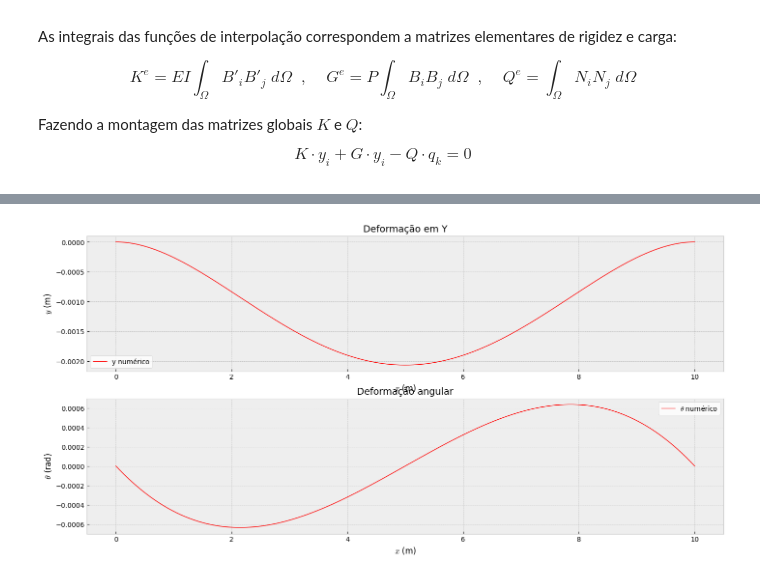
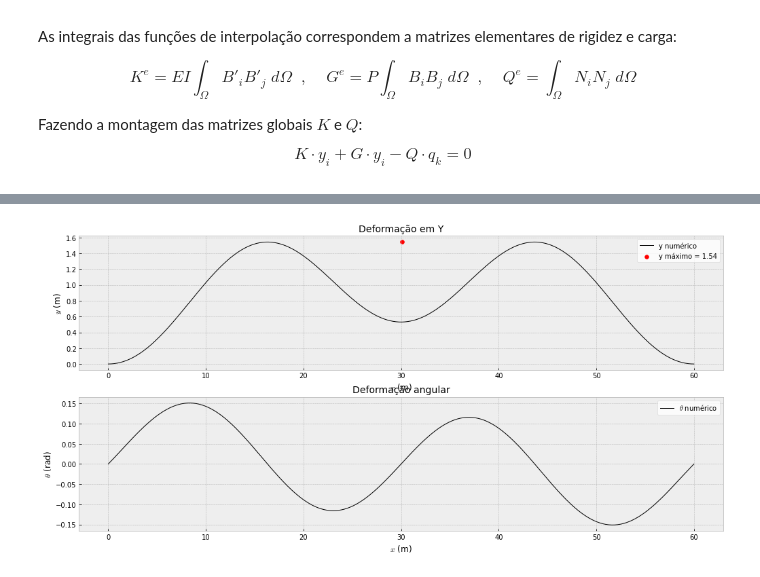
Before and after one commit to jpedro-rod/ElementosFinitos, a Jupyter notebook: MEF_Estrutural.ipynb, the cells around one changed output, grey strips where cells are left out. Cells and saved outputs as stored; diff of their text form; code cells hidden in the pictures.

```diff
--- a/MEF_Estrutural.ipynb
+++ b/MEF_Estrutural.ipynb
@@ -830,7 +830,7 @@ $$ K \cdot y_i + G \cdot y_i - Q \cdot q_k = 0 $$
 # parametros da simulacao
 
 ## malha
-L = 10.0   # m
+L = 60.0   # m
 nx = 400
 ne = nx-1
 nGL = 2*nx
@@ -842,35 +842,75 @@ Thetao = 0.0 #np.pi/12.0
 Thetaf = 0.0 #np.pi/12.0
 
 ## tubulacao
-d = 0.180  # m
-t = 0.022   # m
-D = d + 2.0*t   # m
-A = np.pi*(D**2.0 - d**2.0)/4.0   # m^2
-I = np.pi*(D**4.0 - d**4.0)/64.0   # m^4
+#d = 0.180  # m
+#t = 0.022   # m
+#D = d + 2.0*t   # m
+#A = np.pi*(D**2.0 - d**2.0)/4.0   # m^2
+#I = np.pi*(D**4.0 - d**4.0)/64.0   # m^4
+#E = 206.0*10.0**9.0   # GPa
+#rho = 7800.0   # kg/m^3
+#rho_l = rho*A   # kg/m
 ## viga de secao retangular
 #a = 0.10  # m
 #b = 0.20  # m
 #A = a*b   # m^2
 #I = 0.10*0.20**3/12.0
-E = 206.0*10.0**9.0   # GPa
-rho = 7800.0   # kg/m^3
-rho_l = rho*A   # kg/m
+#E = 206.0*10.0**9.0   # GPa
+#rho = 7800.0   # kg/m^3
+#rho_l = rho*A   # kg/m
+## RC2-U Prod Mero 2, 180 ALO, flooded, Case 19 - RLT UE, PSI UE/UE
+OD = 0.255   #m
+t = 0.021   #m
+ID = OD - 2.0*t   #m
+A = np.pi*(OD**2.0 - ID**2.0)/4.0   #m^2
+I = np.pi*(OD**4.0 - ID**4.0)/64.0   #m^4
+E = 206.0*10.0**9.0   #Pa
+EI = E*I
+
+coat_ID = OD
+coat_t = 0.042
+coat_OD = coat_ID + 2*coat_t   #m
+
+liner_OD = ID
+liner_t = 0.0037
+liner_ID = liner_OD - 2*liner_t   #m
+
+steel_density = 7850.0   #kg/m^3
+coat_density = 707.2   #kg/m^3
+liner_density = 8440.0   #kg/m^3
+seawater_density = 1038.0   #kg/m^3
+embedmentContentDensity_1 = 1038.0    #kg/m^3
+
+steel_weight = A*steel_density                     # Flowline linear weight [kg/m]
+coat_weight = (np.pi*(coat_OD**2.0 - coat_ID**2.0)/4.0)*coat_density             # Coating linear weight [kg/m]
+liner_weight = (np.pi*(liner_OD**2.0 - liner_ID**2.0)/4.0)*liner_density         # Liner linear weight [kg/m]
+pipe_buoyancy_weight = -np.pi*(coat_OD**2.0/4.0)*seawater_density                # Buoyancy of the pipe [kg/m]
+
+pipe_weight_wo_content = steel_weight + liner_weight + coat_weight + pipe_buoyancy_weight    # Total linear weight [kg/m]
+cont_weight_1 = np.pi*((liner_ID**2.0)/4.0)*embedmentContentDensity_1          # Content linear weight used for embedment - Contact #1 [kg/m]
+
+gravity = -9.81 #m/s^2
+
+q = (pipe_weight_wo_content + cont_weight_1)*gravity   #N/m
+
+## lateral friction coefficient
+mu_res = 1.21
 
 # cargas
-def q(x):
-    return -9.81*rho_l   # N
+def f(x):
+    return mu_res*q   # N
 
 #c = 4*np.pi
 #P = -c*E*I/L**2   # N
 
-RLT = 50000.0   # N
-DP = 60*1e6   # N
-Ai = np.pi*(d**2.0)/4.0   # m^2
+RLT = 156.96e3   # N
+DP = 60*1e6   # Pa
+Ai = np.pi*(ID**2.0)/4.0   # m^2
 nu = 0.303   # Poisson
 As = A   # m^2
 alpha = 1.17e-5   # °C^(-1)
-DT = 50   # °C
-P = RLT - DP*Ai*(1-2*nu) - As*alpha*DT   # Effective Axial Force
+DT = 10   # °C
+P = RLT - DP*Ai*(1-2*nu) - As*alpha*DT*E   # Effective Axial Force
 
 print('Carga axial: {}'.format(P))
 
@@ -943,10 +983,10 @@ G42 = lambda x,X1,X2 : Bh14(x,X1,X2)*Bh12(x,X1,X2)
 G43 = lambda x,X1,X2 : Bh14(x,X1,X2)*Bh13(x,X1,X2)
 G44 = lambda x,X1,X2 : Bh14(x,X1,X2)*Bh14(x,X1,X2)
 
-Q11 = lambda x,X1,X2 : q(x)*Nh11(x,X1,X2)
-Q12 = lambda x,X1,X2 : q(x)*Nh12(x,X1,X2)
-Q13 = lambda x,X1,X2 : q(x)*Nh13(x,X1,X2)
-Q14 = lambda x,X1,X2 : q(x)*Nh14(x,X1,X2)
+Q11 = lambda x,X1,X2 : f(x)*Nh11(x,X1,X2)
+Q12 = lambda x,X1,X2 : f(x)*Nh12(x,X1,X2)
+Q13 = lambda x,X1,X2 : f(x)*Nh13(x,X1,X2)
+Q14 = lambda x,X1,X2 : f(x)*Nh14(x,X1,X2)
 
 ## Funcao de integracao a ser usada
 def INTEGRACAO_1(f,e):
@@ -1065,7 +1105,7 @@ MbTheta = E*I*dTheta   # N.m
 MbThetamax = E*I*np.max(dTheta)  # N.m
 
 # tensão axial na secao mais solicitada
-Y_CrossSection = np.linspace(-D/2.0, D/2.0, nx)
+Y_CrossSection = np.linspace(-OD/2.0, OD/2.0, nx)
 #Y_CrossSection = np.linspace(-b/2.0, b/2.0, nx)
 
 sigmab = (- MbYmax*Y_CrossSection/I)*10.0**(-6.0)   # MPa
@@ -1075,13 +1115,14 @@ plt.style.use('bmh')
 
 fig1, ((ax1), (ax2)) = plt.subplots(2, sharey=False, sharex=False, figsize = (17,8))
 
-ax1.plot(X,Y, color='red', linewidth=1.0, label=r'y numérico')
+ax1.plot(X,Y, color='k', linewidth=1.0, label=r'y numérico')
+ax1.scatter(X[int(len(X)/2)], max(Y), color='red', label=r'y máximo = {}'.format(np.around(max(Y), 2)))
 ax1.set_title('Deformação em Y',fontdict={'fontsize':14})
 ax1.set_xlabel('$x$ (m)',fontdict={'fontsize':12})
 ax1.set_ylabel('$y$ (m)',fontdict={'fontsize':12})
 ax1.legend(loc='best',facecolor ='w')
 
-ax2.plot(X,Theta, color='red', linewidth=1.0, label=r'$\theta$ numérico')
+ax2.plot(X,Theta, color='k', linewidth=1.0, label=r'$\theta$ numérico')
 ax2.set_title('Deformação angular',fontdict={'fontsize':14})
 ax2.set_xlabel('$x$ (m)',fontdict={'fontsize':12})
 ax2.set_ylabel('$\\theta$ (rad)',fontdict={'fontsize':12})
@@ -1090,14 +1131,14 @@ ax2.legend(loc='best',facecolor ='w')
 
 fig1, ((ax3), (ax4)) = plt.subplots(2, sharey=False, sharex=False, figsize = (17,8))
 
-ax3.plot(X,MbY, color='red', linewidth=1.0, label=r'MbY numérico')
-ax3.plot(X,MbTheta, 'k', linewidth=1.0, label=r'MbTheta numérico')
+ax3.plot(X,MbY, color='k', linewidth=1.0, label=r'MbY numérico')
+ax3.plot(X,MbTheta, 'r', linewidth=1.0, label=r'MbTheta numérico')
 ax3.set_title('Momento fletor',fontdict={'fontsize':14})
 ax3.set_xlabel('$x$ (m)',fontdict={'fontsize':12})
 ax3.set_ylabel('$M_b$ (N.m)',fontdict={'fontsize':12})
 ax3.legend(loc='best',facecolor ='w')
 
-ax4.plot(Y_CrossSection,sigmab, color='red', linewidth=1.0)
+ax4.plot(Y_CrossSection,sigmab, color='k', linewidth=1.0)
 ax4.set_title('Tensão axial na seção mais solicitada',fontdict={'fontsize':14})
 ax4.set_xlabel('$y$ (m)',fontdict={'fontsize':12})
 ax4.set_ylabel('$\\sigma_x$ (MPa)',fontdict={'fontsize':12})
@@ -1111 +1152 @@ inf
-[figure, old version]
+[figure, new version]
```
Also changed, not shown: parts of 3 cells of this notebook.
